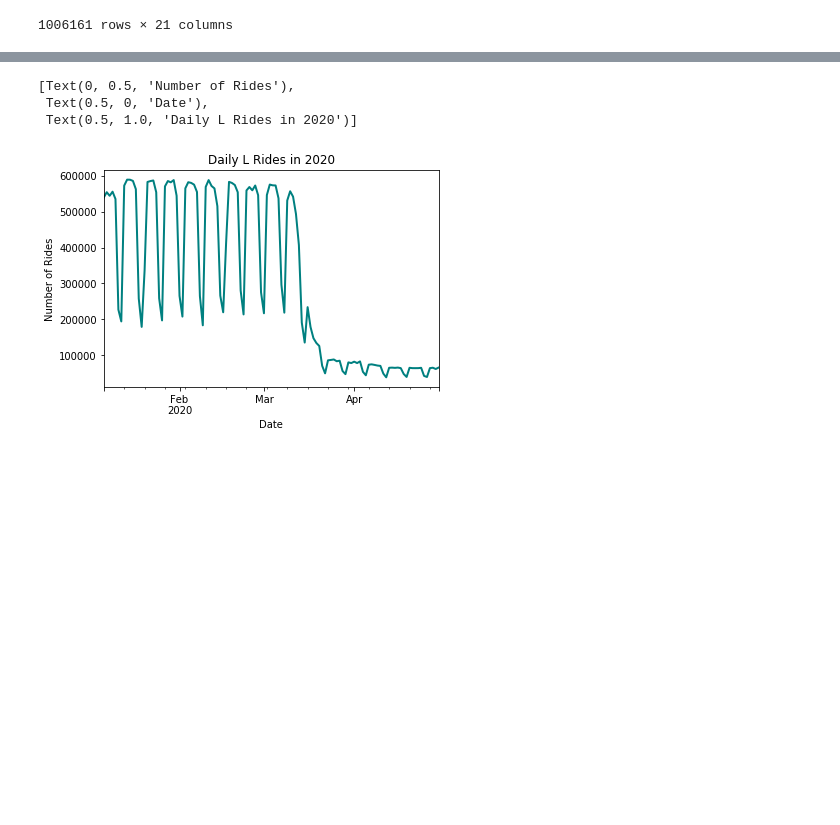
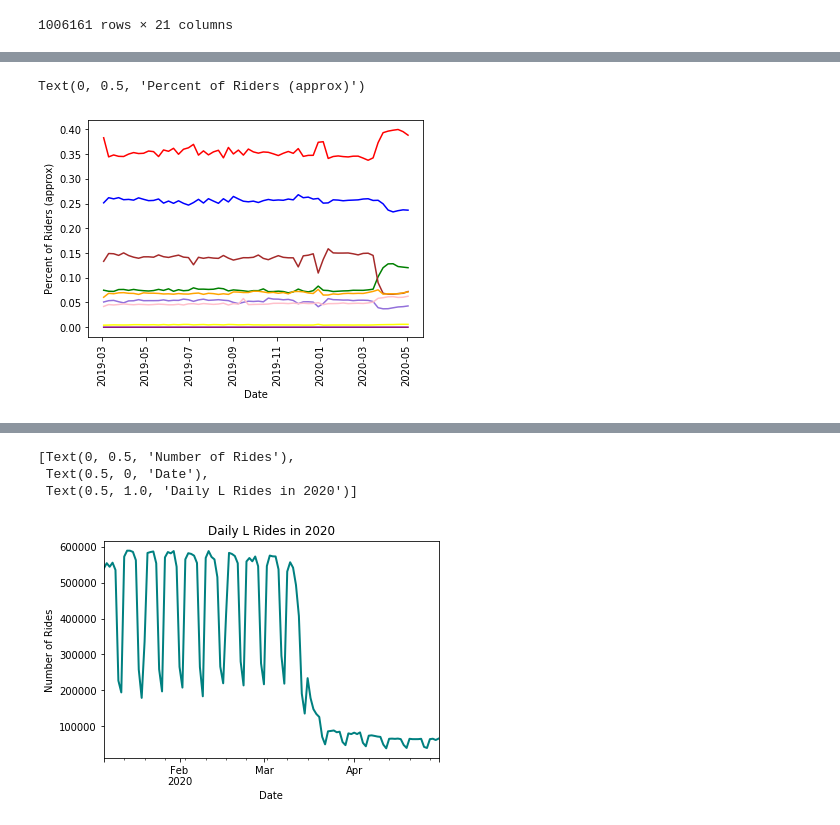
Before and after one commit to cdfencing/Project-I, a Jupyter notebook: Lines analysis/Lines.ipynb, the cells around one changed output, grey strips where cells are left out. Cells and saved outputs as stored; diff of their text form; code cells hidden in the pictures; blank space fills up the shorter version.

```diff
--- a/Lines analysis/Lines.ipynb
+++ b/Lines analysis/Lines.ipynb
@@ -66,0 +58,36 @@ L_data[[line + '_frac' for line in line_names]]
+# %%
+line_dfs = {}
+
+for line in line_names:
+    line_dfs[line] = L_data_testing.loc[L_data_testing[line]].groupby(pd.Grouper(key='date', freq='W')).agg({
+    line + '_frac': 'sum'
+}).reset_index().rename(columns={line +'_frac' : line +'_rides'})
+# %%
+lines_df = pd.DataFrame(line_dfs['Red']['date'])
+
+for line in line_names:
+    lines_df = lines_df.merge(line_dfs[line], on = 'date')
+
+lines_df = lines_df.set_index('date')
+# %%
+lines_df['sum'] = lines_df.sum(axis=1)
+
+for line in line_names:
+    lines_df[line + '_percent'] = lines_df[line +'_rides'] / lines_df['sum']
+# %%
+colors = {}
+for line in line_names:
+    if line == 'Purple Express':
+        colors[line] = 'mediumpurple'
+    else:
+        colors[line] = line
+# %%
+for line in line_names:
+    plt.plot(lines_df[line + '_percent'], color = colors[line])
+
+plt.xticks(rotation=90)
+plt.xlabel('Date')
+plt.ylabel('Percent of Riders (approx)')
+# %% [output]
+Text(0, 0.5, 'Percent of Riders (approx)')
+[figure, added]
```
Also changed, not shown: parts of 6 cells of this notebook.
